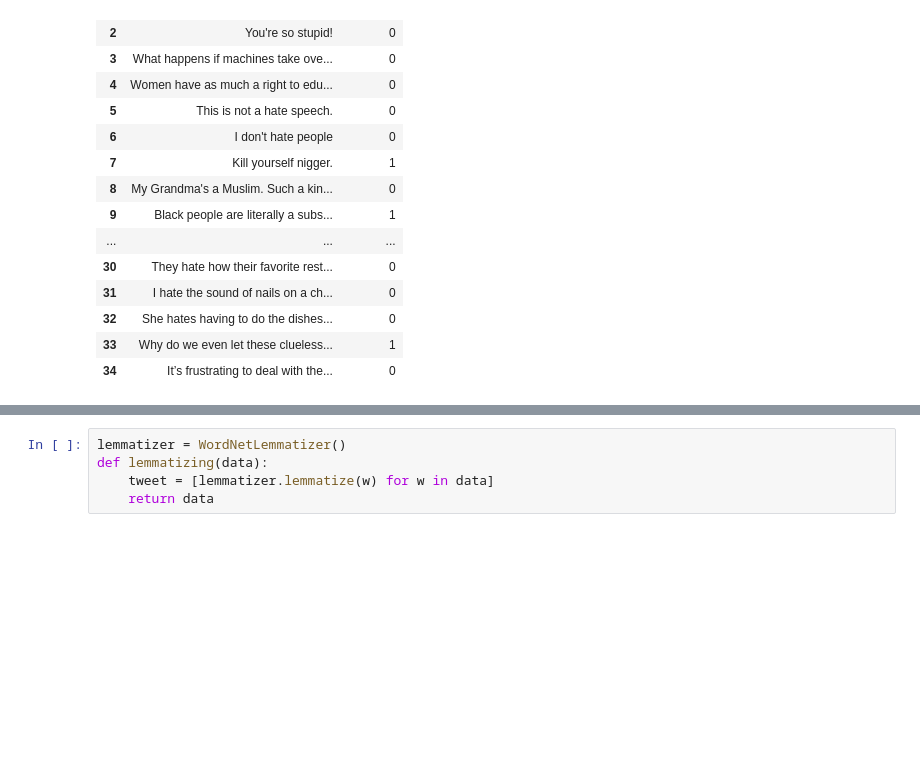
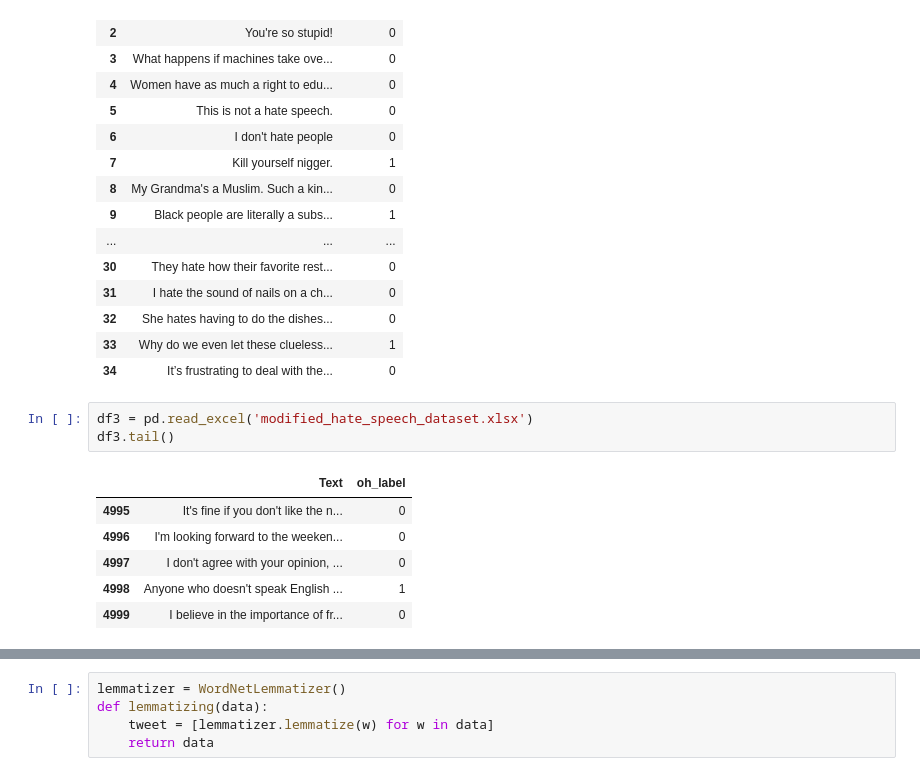
Before and after one commit to REACHVERSE/twitter-hate-speech, a Jupyter notebook: sentiment.ipynb, the cells around one changed output, grey strips where cells are left out. Drawn from its saved outputs; the diff is of its cells as text; blank space fills up the shorter version.

```diff
--- a/sentiment.ipynb
+++ b/sentiment.ipynb
@@ -77,4 +77,14 @@ df2
 | 32 | She hates having to do the dishes... | 0 |
 | 33 | Why do we even let these clueless... | 1 |
 | 34 | It’s frustrating to deal with the... | 0 |
+# %%
+df3 = pd.read_excel('modified_hate_speech_dataset.xlsx')
+df3.tail()
+# %% [output]
+|  | Text | oh_label |
+| 4995 | It's fine if you don't like the n... | 0 |
+| 4996 | I'm looking forward to the weeken... | 0 |
+| 4997 | I don't agree with your opinion, ... | 0 |
+| 4998 | Anyone who doesn't speak English ... | 1 |
+| 4999 | I believe in the importance of fr... | 0 |
 # %%
```
Also changed, not shown: parts of 17 cells of this notebook, 4 other files.
